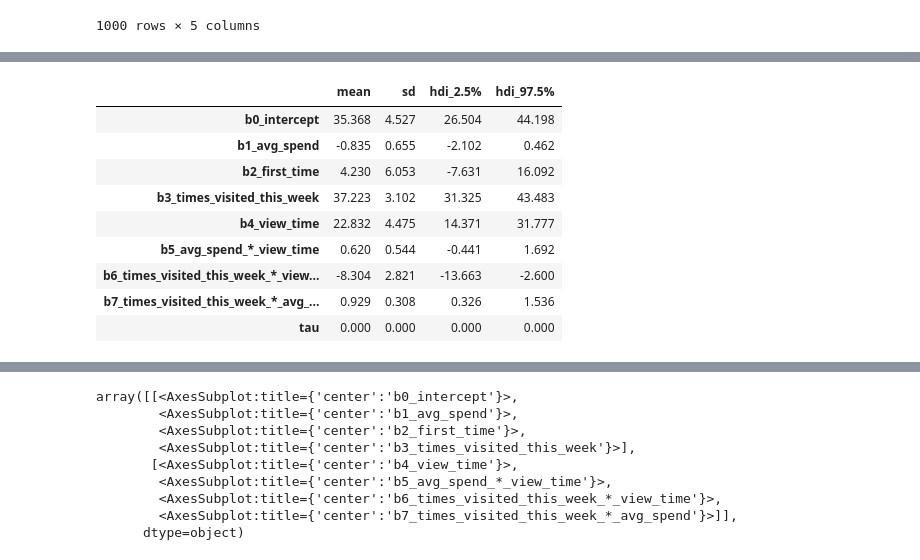
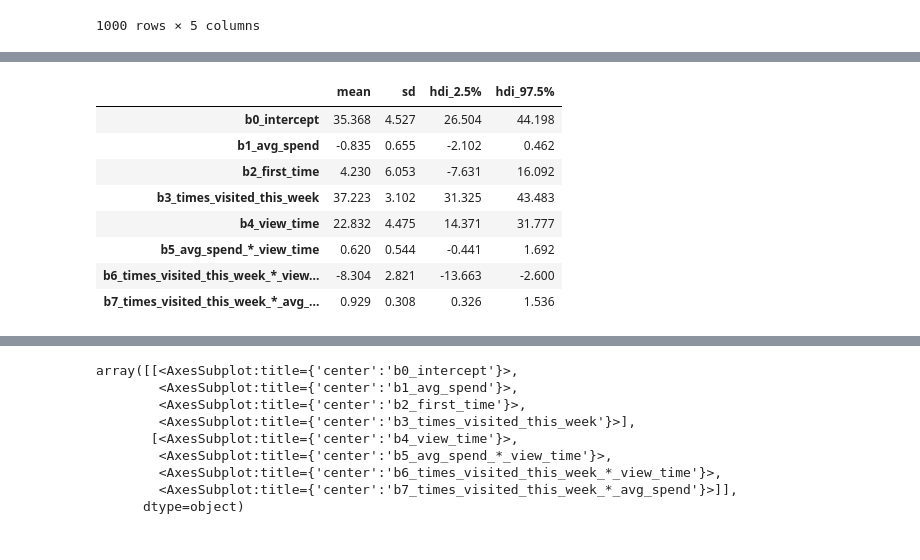
Before and after one commit to sam-tritto/bayesian-regressions, a Jupyter notebook: Bayesian Regression.ipynb, the cells around one changed output, grey strips where cells are left out. Saved outputs shown, nothing was run; the diff lists cells and outputs as text; code cells hidden in the pictures.

```diff
--- a/Bayesian Regression.ipynb
+++ b/Bayesian Regression.ipynb
@@ -90,16 +91,15 @@ Sampling 4 chains for 1_000 tune and 10_000 draw iterations (4_000 + 40_000 draw
 # %%
-az.summary(trace, hdi_prob=0.95, kind = 'stats')
+az.summary(trace, hdi_prob=0.95,  var_names='b', filter_vars="like", kind = 'stats')
 # %% [output]
 |  | mean | sd | hdi_2.5% | hdi_97.5% |
 | b0_intercept | 35.368 | 4.527 | 26.504 | 44.198 |
 | b1_avg_spend | -0.835 | 0.655 | -2.102 | 0.462 |
 | b2_first_time | 4.230 | 6.053 | -7.631 | 16.092 |
 | b3_times_visited_this_week | 37.223 | 3.102 | 31.325 | 43.483 |
 | b4_view_time | 22.832 | 4.475 | 14.371 | 31.777 |
 | b5_avg_spend_*_view_time | 0.620 | 0.544 | -0.441 | 1.692 |
 | b6_times_visited_this_week_*_view... | -8.304 | 2.821 | -13.663 | -2.600 |
 | b7_times_visited_this_week_*_avg_... | 0.929 | 0.308 | 0.326 | 1.536 |
-| tau | 0.000 | 0.000 | 0.000 | 0.000 |
 # %%
 # get the mean y_pred across all chains
 ppc = pm.sample_posterior_predictive(trace, model=m)
```
Also changed, not shown: parts of 8 cells of this notebook.
